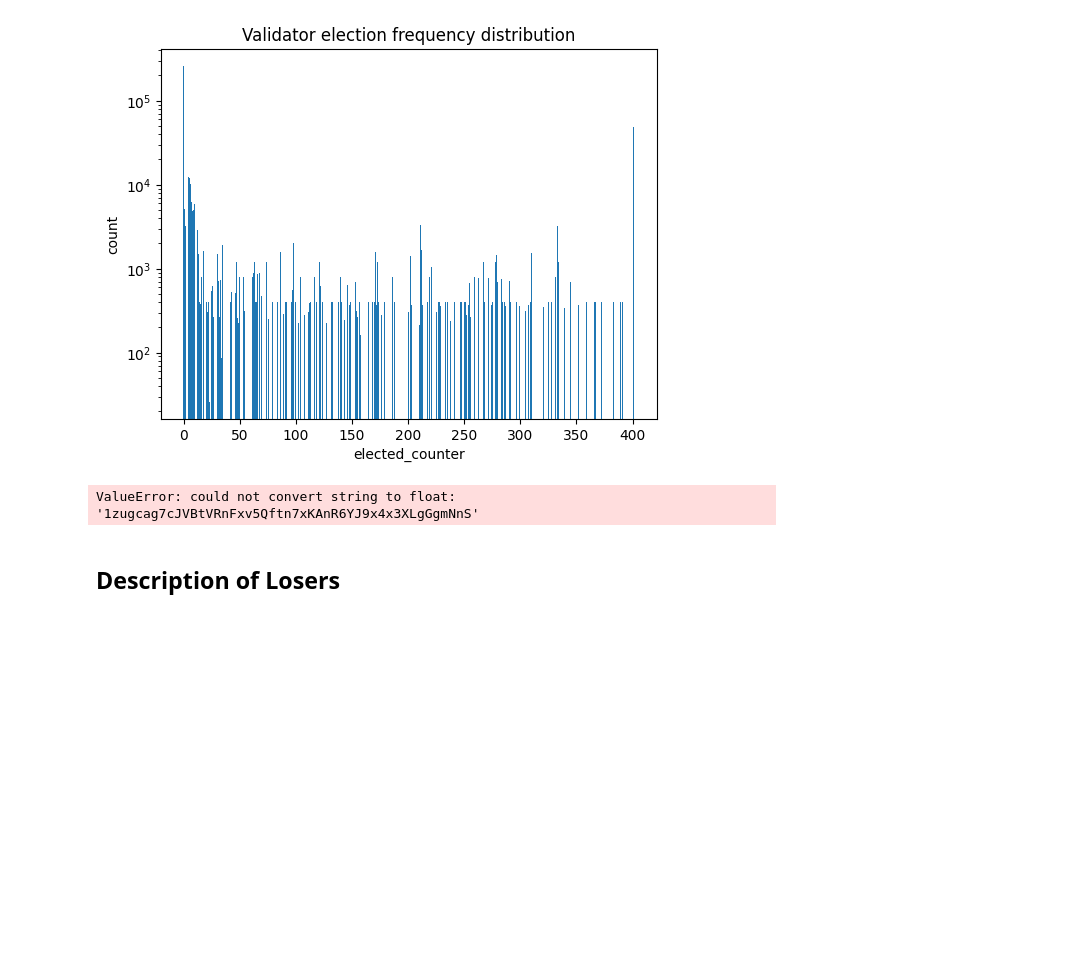
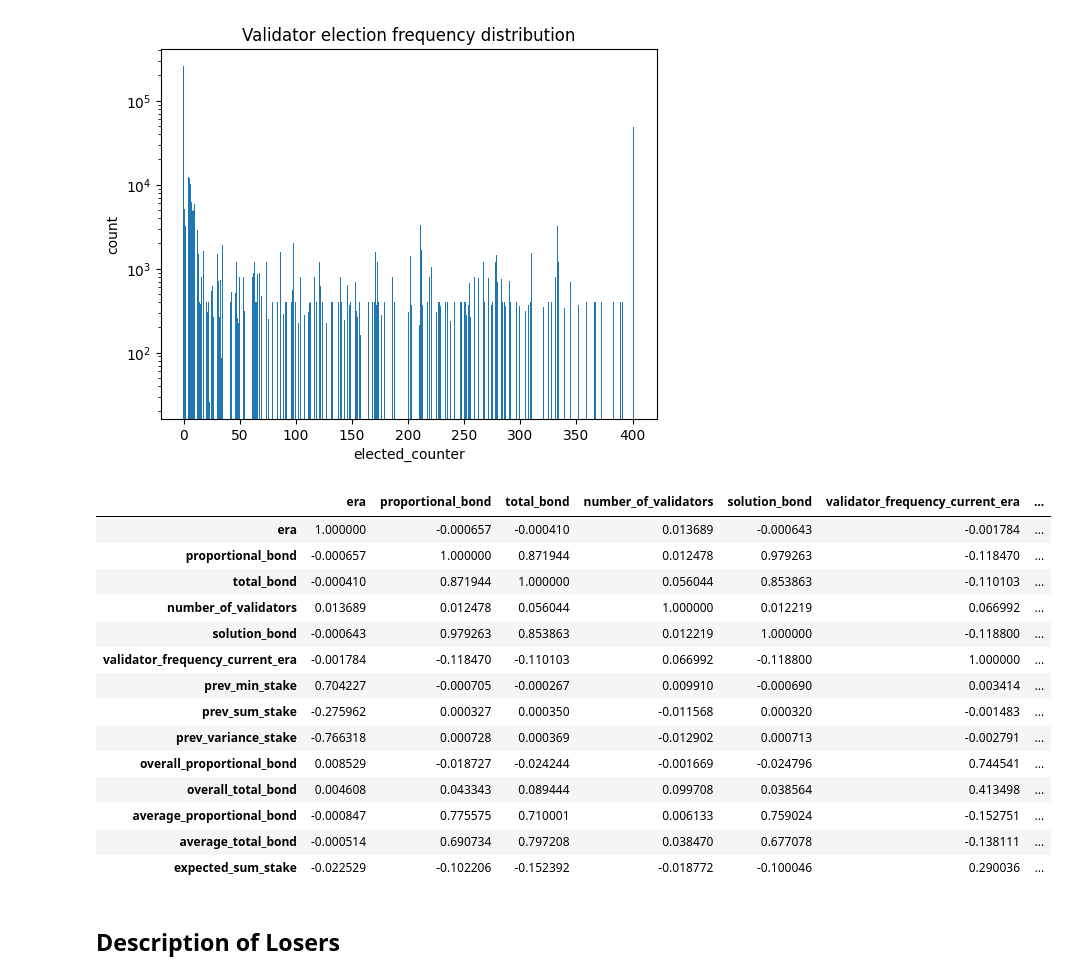
Before and after one commit to moerfii/polkadot_validator_selection, a Jupyter notebook: notebooks/exploratory_analysis.ipynb, the cells around one changed output. Drawn from its saved outputs; the diff is of its cells as text; code cells hidden in the pictures; blank space fills up the shorter version.

```diff
--- a/notebooks/exploratory_analysis.ipynb
+++ b/notebooks/exploratory_analysis.ipynb
@@ -154,10 +153,27 @@ plt.rcParams.update(plt.rcParamsDefault)
 plt.show()
 # %% [output]
 [figure]
-# %%
-sns.heatmap(df.corr(), cmap="Blues", annot=True)
-# %% [output]
-ValueError: could not convert string to float: '1zugcag7cJVBtVRnFxv5Qftn7xKAnR6YJ9x4x3XLgGgmNnS'
+# %%
+# remove non-numeric columns
+df = df.drop(df.dtypes[df.dtypes == 'object'].index, axis=1)
+
+df.corr(method='pearson')
+# %% [output]
+|  | era | proportional_bond | total_bond | number_of_validators | solution_bond | validator_frequency_current_era | ... |
+| era | 1.000000 | -0.000657 | -0.000410 | 0.013689 | -0.000643 | -0.001784 | ... |
+| proportional_bond | -0.000657 | 1.000000 | 0.871944 | 0.012478 | 0.979263 | -0.118470 | ... |
+| total_bond | -0.000410 | 0.871944 | 1.000000 | 0.056044 | 0.853863 | -0.110103 | ... |
+| number_of_validators | 0.013689 | 0.012478 | 0.056044 | 1.000000 | 0.012219 | 0.066992 | ... |
+| solution_bond | -0.000643 | 0.979263 | 0.853863 | 0.012219 | 1.000000 | -0.118800 | ... |
+| validator_frequency_current_era | -0.001784 | -0.118470 | -0.110103 | 0.066992 | -0.118800 | 1.000000 | ... |
+| prev_min_stake | 0.704227 | -0.000705 | -0.000267 | 0.009910 | -0.000690 | 0.003414 | ... |
+| prev_sum_stake | -0.275962 | 0.000327 | 0.000350 | -0.011568 | 0.000320 | -0.001483 | ... |
+| prev_variance_stake | -0.766318 | 0.000728 | 0.000369 | -0.012902 | 0.000713 | -0.002791 | ... |
+| overall_proportional_bond | 0.008529 | -0.018727 | -0.024244 | -0.001669 | -0.024796 | 0.744541 | ... |
+| overall_total_bond | 0.004608 | 0.043343 | 0.089444 | 0.099708 | 0.038564 | 0.413498 | ... |
+| average_proportional_bond | -0.000847 | 0.775575 | 0.710001 | 0.006133 | 0.759024 | -0.152751 | ... |
+| average_total_bond | -0.000514 | 0.690734 | 0.797208 | 0.038470 | 0.677078 | -0.138111 | ... |
+| expected_sum_stake | -0.022529 | -0.102206 | -0.152392 | -0.018772 | -0.100046 | 0.290036 | ... |
 # %% [markdown]
 ## Description of Losers
 # %%
```
Also changed, not shown: parts of 2 cells of this notebook, 6 other files.
